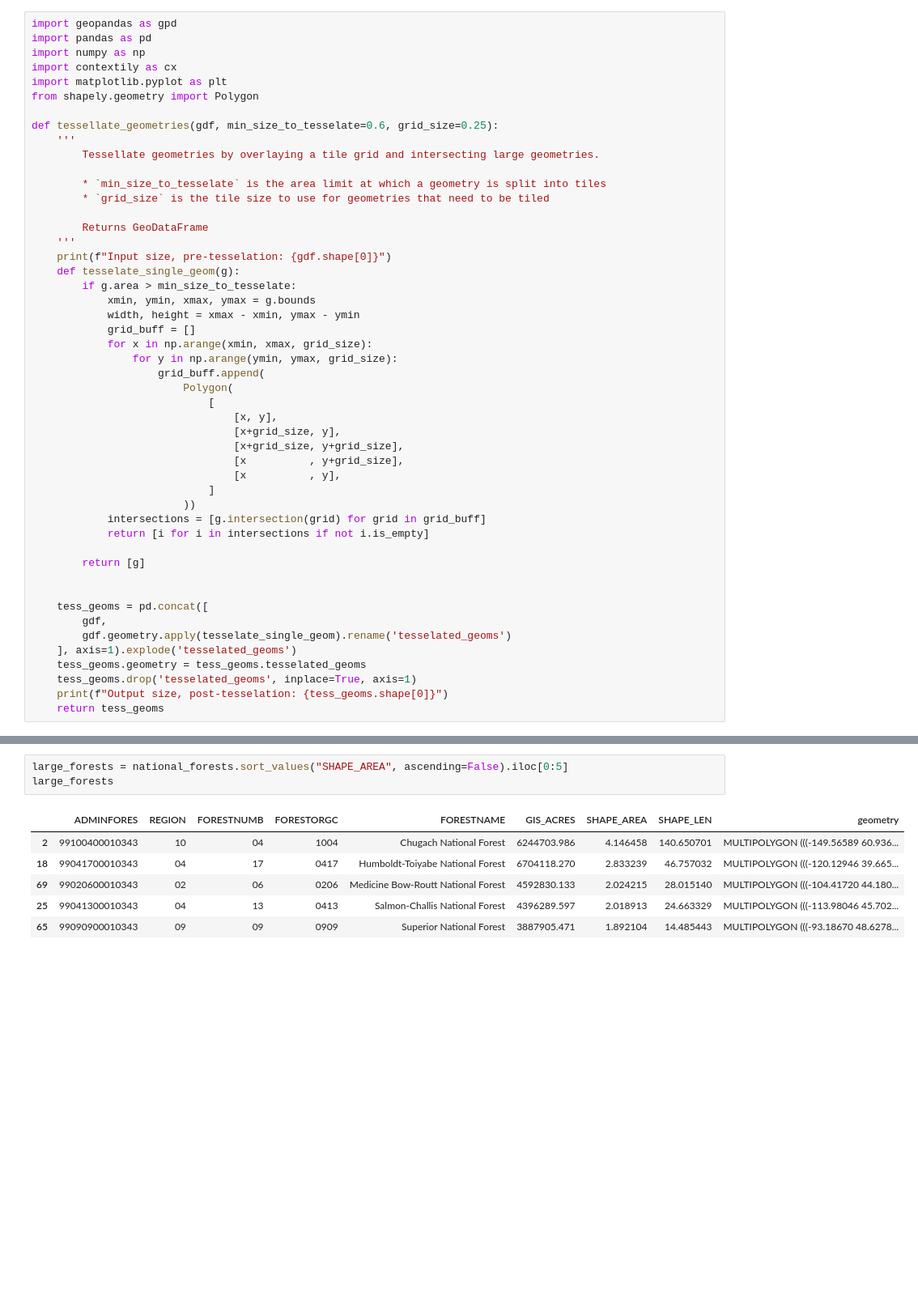
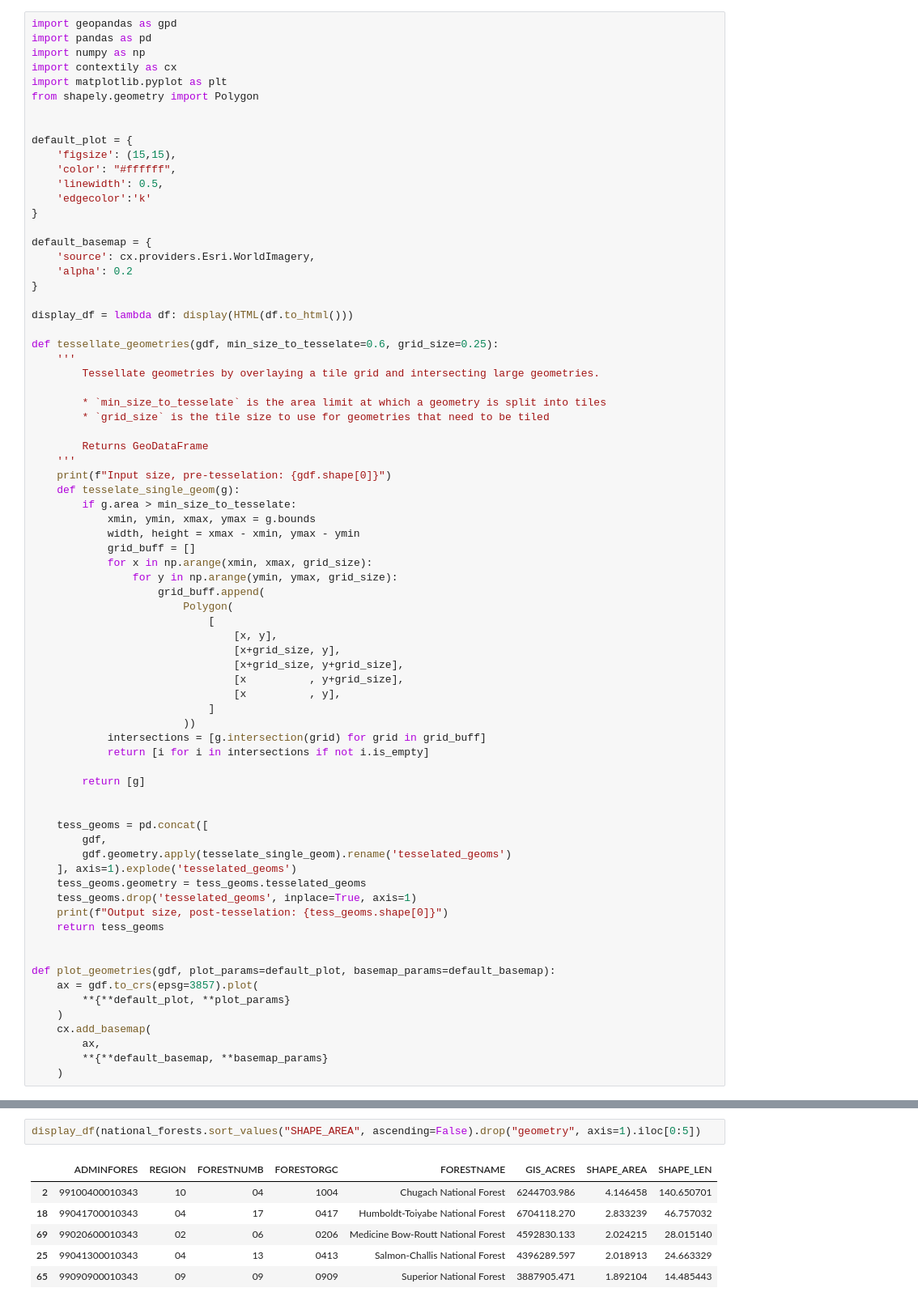
Before and after one commit to sustglobal/dev-center, a Jupyter notebook: jupyter-notebooks/ClimateDataStudio/TiledPolygonProcessing.ipynb, the cells around one changed output, grey strips where cells are left out. Shown at 81% size. Cells and saved outputs as stored; diff of their text form; blank space fills up the shorter version.

```diff
--- a/jupyter-notebooks/ClimateDataStudio/TiledPolygonProcessing.ipynb
+++ b/jupyter-notebooks/ClimateDataStudio/TiledPolygonProcessing.ipynb
@@ -17,6 +12,21 @@ import numpy as np
 import contextily as cx
 import matplotlib.pyplot as plt
 from shapely.geometry import Polygon
+
+
+default_plot = {
+    'figsize': (15,15),
+    'color': "#ffffff",
+    'linewidth': 0.5,
+    'edgecolor':'k'
+}
+
+default_basemap = {
+    'source': cx.providers.Esri.WorldImagery,
+    'alpha': 0.2
+}
+
+display_df = lambda df: display(HTML(df.to_html()))
 
 def tessellate_geometries(gdf, min_size_to_tesselate=0.6, grid_size=0.25):
     '''
@@ -59,6 +69,16 @@ def tessellate_geometries(gdf, min_size_to_tesselate=0.6, grid_size=0.25):
     tess_geoms.drop('tesselated_geoms', inplace=True, axis=1)
     print(f"Output size, post-tesselation: {tess_geoms.shape[0]}")
     return tess_geoms
+
+
+def plot_geometries(gdf, plot_params=default_plot, basemap_params=default_basemap):
+    ax = gdf.to_crs(epsg=3857).plot(
+        **{**default_plot, **plot_params}
+    )
+    cx.add_basemap(
+        ax,
+        **{**default_basemap, **basemap_params}
+    )
 # %% [markdown]
 ### Load National Forests data
 This is volume mounted in at container run-time
@@ -83,15 +93,14 @@ cx.add_basemap(
 # %% [markdown]
 Investigate a few of the larger national forests
 # %%
-large_forests = national_forests.sort_values("SHAPE_AREA", ascending=False).iloc[0:5]
-large_forests
+display_df(national_forests.sort_values("SHAPE_AREA", ascending=False).drop("geometry", axis=1).iloc[0:5])
 # %% [output]
-|  | ADMINFORES | REGION | FORESTNUMB | FORESTORGC | FORESTNAME | GIS_ACRES | SHAPE_AREA | SHAPE_LEN | geometry |
-| 2 | 99100400010343 | 10 | 04 | 1004 | Chugach National Forest | 6244703.986 | 4.146458 | 140.650701 | MULTIPOLYGON (((-149.56589 60.936... |
-| 18 | 99041700010343 | 04 | 17 | 0417 | Humboldt-Toiyabe National Forest | 6704118.270 | 2.833239 | 46.757032 | MULTIPOLYGON (((-120.12946 39.665... |
-| 69 | 99020600010343 | 02 | 06 | 0206 | Medicine Bow-Routt National Forest | 4592830.133 | 2.024215 | 28.015140 | MULTIPOLYGON (((-104.41720 44.180... |
-| 25 | 99041300010343 | 04 | 13 | 0413 | Salmon-Challis National Forest | 4396289.597 | 2.018913 | 24.663329 | MULTIPOLYGON (((-113.98046 45.702... |
-| 65 | 99090900010343 | 09 | 09 | 0909 | Superior National Forest | 3887905.471 | 1.892104 | 14.485443 | MULTIPOLYGON (((-93.18670 48.6278... |
+|  | ADMINFORES | REGION | FORESTNUMB | FORESTORGC | FORESTNAME | GIS_ACRES | SHAPE_AREA | SHAPE_LEN |
+| 2 | 99100400010343 | 10 | 04 | 1004 | Chugach National Forest | 6244703.986 | 4.146458 | 140.650701 |
+| 18 | 99041700010343 | 04 | 17 | 0417 | Humboldt-Toiyabe National Forest | 6704118.270 | 2.833239 | 46.757032 |
+| 69 | 99020600010343 | 02 | 06 | 0206 | Medicine Bow-Routt National Forest | 4592830.133 | 2.024215 | 28.015140 |
+| 25 | 99041300010343 | 04 | 13 | 0413 | Salmon-Challis National Forest | 4396289.597 | 2.018913 | 24.663329 |
+| 65 | 99090900010343 | 09 | 09 | 0909 | Superior National Forest | 3887905.471 | 1.892104 | 14.485443 |
 # %% [markdown]
 ### Plot Salmon-Challis National Forest, ID
 Note that Salmon-Challis, like many parks, has multiple distinct park boundaries (aka it is a MultiPolygon).  The output of tessellation will have multiple rows, but each row can still potentially be a geometry if the tile overlaps more than one exterior ring (sub-Polygon).
```
Also changed, not shown: parts of 20 cells of this notebook.
